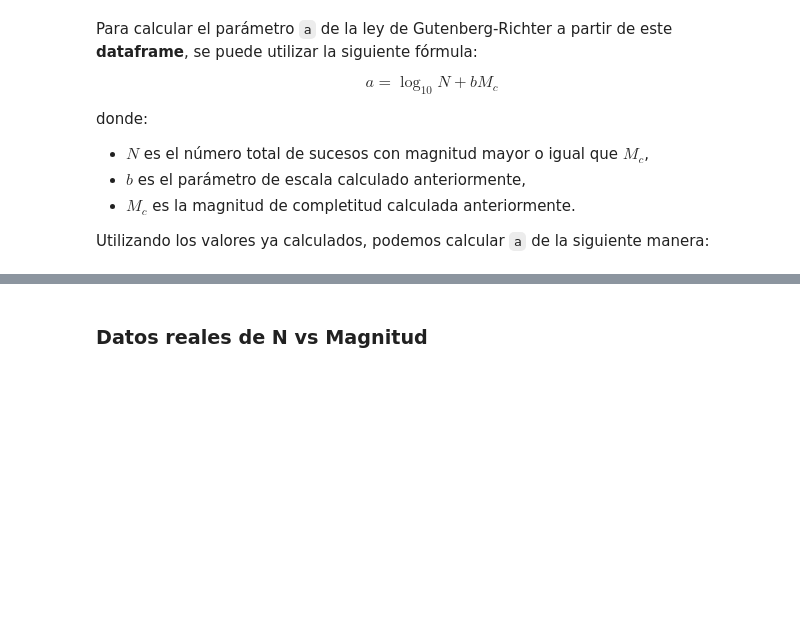
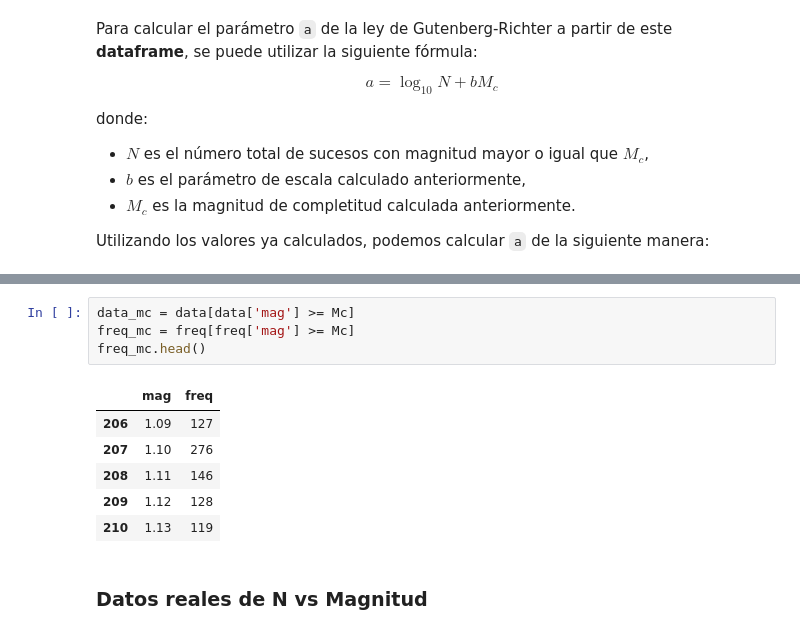
Before and after one commit to jcmefra/topicos-geofisica, a Jupyter notebook: Taller_1.ipynb, the cells around one changed output, grey strips where cells are left out. Drawn from its saved outputs; the diff is of its cells as text; blank space fills up the shorter version.

```diff
--- a/Taller_1.ipynb
+++ b/Taller_1.ipynb
@@ -189,3 +203,14 @@ data_mc.tail() #Ver los 5 valores más bajos de magnitud
+# %%
+data_mc = data[data['mag'] >= Mc]
+freq_mc = freq[freq['mag'] >= Mc]
+freq_mc.head()
+# %% [output]
+|  | mag | freq |
+| 206 | 1.09 | 127 |
+| 207 | 1.10 | 276 |
+| 208 | 1.11 | 146 |
+| 209 | 1.12 | 128 |
+| 210 | 1.13 | 119 |
 # %% [markdown]
 ### Datos reales de N vs Magnitud
 # %%
```
Also changed, not shown: parts of 10 cells of this notebook.
